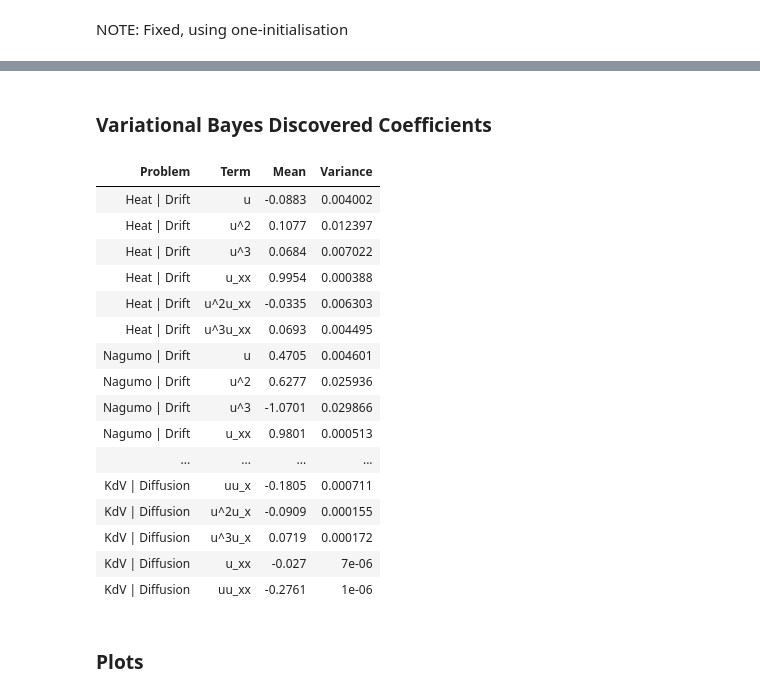
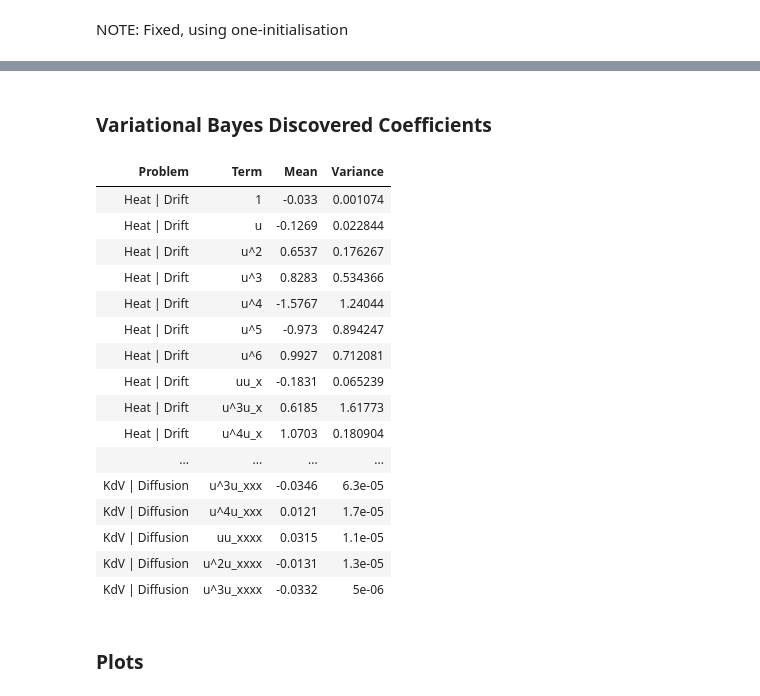
Before and after one commit to rogoson/Stochastic-PDE-Discovery, a Jupyter notebook: MasterNotebook.ipynb, the cells around one changed output, grey strips where cells are left out. Cells and saved outputs as stored; diff of their text form; code cells hidden in the pictures.

```diff
--- a/MasterNotebook.ipynb
+++ b/MasterNotebook.ipynb
@@ -19,17 +19,20 @@ KDV = True
 DRIFT = True
 DIFFUSION = True
 
-MATCHED_SIZE = True
-LIMIT_DERIVATIVES = True
-LIMIT_POLYNOMIALS = True
+LIMIT_DERIVATIVES = False
+LIMIT_POLYNOMIALS = False
 
 RANDOM_INITIAL_CONDITIONS = True
 GENERATE_PREDICTION_DATA = True
 GENERATE_TRAINING_DATA = False
-RUN_LASSO = True
+RUN_LASSO = False
 RUN_SINDY = True
 
 LEGENDRE_POLYNOMIALS = False
+DO_FANCY_VB = False
+if DO_FANCY_VB:
+    LIMIT_DERIVATIVES = False # safety
+    LIMIT_POLYNOMIALS = False
 
 ALGORITHMS = {"Lasso": RUN_LASSO, "SINDy": RUN_SINDY}
 IDENTIFICATION_TASKS = {"Drift": DRIFT, "Diffusion": DIFFUSION}
@@ -76,7 +79,7 @@ for key, value in experimentKeys.items():
         for i in range(U.shape[2]):
             if i%100==0:
                 print(i)
-            U_t,Di,description = SPDE.build_linear_system(U[:,:-1,i], dt, dx, D = 3 if LIMIT_DERIVATIVES else 6 if MATCHED_SIZE else 5, P = 3 if LIMIT_POLYNOMIALS else 6, periodic=isPeriodic, legendre=LEGENDRE_POLYNOMIALS)
+            U_t,Di,description = SPDE.build_linear_system(U[:,:-1,i], dt, dx, D = 3 if LIMIT_DERIVATIVES else 6, P = 3 if LIMIT_POLYNOMIALS else 6, periodic=isPeriodic, legendre=LEGENDRE_POLYNOMIALS)
             Dictt.append(Di)
         Dictt = np.mean(np.array(Dictt), axis=0)
         problemDictionaries[key] = Dictt
@@ -279,7 +283,6 @@ NOTE: Fixed, using one-initialisation
 results_vb = []
 problemDS = {}
 results_vb_variances = []
-DIAGNOSTICS = False
 
 for identificationTask, value in IDENTIFICATION_TASKS.items():
     if value:
@@ -296,57 +299,12 @@ for identificationTask, value in IDENTIFICATION_TASKS.items():
             initz0 = np.ones(dictionary.shape[1])
 
             tol = 0.000001
-            verbosity = True
-
-             # -------------------------------------------------
-            # DIAGNOSTICS: Conditioning (TBD) + redundancy
-            # -------------------------------------------------
-            if DIAGNOSTICS:
-                u, s, vt = np.linalg.svd(dictionary, full_matrices=False)
-
-                condNum = s[0] / s[-1] # if large, suggests that many features are linearly dependent or explain stff in similar way
-                effectiveRank = np.sum(s > 1e-10 * s[0])   # comparative - sort of like an estimation for rank where singular valuues are non-negligible
-
-                corr = np.corrcoef(dictionary[:, 1:].T)  # exclude intercept
-                upper = np.triu(np.abs(corr), 1)
-                maxCorr = np.nanmax(upper)
-
-                meanCorr = np.mean(upper[upper > 0])
-                nHighCorr = np.sum(upper > 0.99)
-
-                colStds = np.std(dictionary, axis=0)
-                nearConstant = np.sum(colStds < 1e-10)
-                rows, cols = np.where(upper > 0.99)
-                highlyCorrelatedPairs = list(zip(rows, cols))
-                desc = problemDescriptions[problem][1:]  # skip intercept
-
-                if identificationTask == "Drift": # just do once
-
-                    plt.figure(figsize=(10, 8))
-                    plt.plot(s, 'o-')
-                    plt.title(f"Singular Values of Dictionary ({problem} | {identificationTask})")
-                    plt.xlabel("Index")
-                    plt.ylabel("Singular Value")
-                    plt.show()
-
-                    print(f"\n--- Diagnostics ({problem} | {identificationTask}) ---")
-
-                    print(f"\n--- Conditioning diagnostics ({problem} | {identificationTask}) ---")
-                    print(f"Condition number (SVD): {condNum:.2e}")
-                    print(f"Effective rank: {effectiveRank} / {dictionary.shape[1]}")
-                    print(f"Max |corr|: {maxCorr:.4f}")
-                    print(f"Mean |corr| (nonzero): {meanCorr:.4f}")
-                    print(f"No. highly correlated pairs (>0.99): {nHighCorr}")
-                    for pair in highlyCorrelatedPairs:
-                        print(f"  - {desc[pair[0]]} and {desc[pair[1]]} (corr: {corr[pair[0], pair[1]]:.4f})")
-                    print(f"Near-constant columns: {nearConstant}")
-
+            verbosity = False
 
             # -------------------------------------------------
             # VB inference
             # -------------------------------------------------
             start_time = time.time()
-
             DS = SPDE.Variational_Bayes_Code(
                 dictionary,
                 y,
@@ -355,10 +313,11 @@ for identificationTask, value in IDENTIFICATION_TASKS.items():
                 verbosity,
                 p0=0.1,
                 vs=100
-            )
+            ) if not DO_FANCY_VB else SPDE.ormerodAlgorithm2(dictionary, y, tol, verbosity, p0=0.1, vs=100)
 
             problemDS.setdefault(problem, {})[identificationTask] = DS
             end_time = time.time()
+            print(f"Time taken for VB inference on {problem} | {identificationTask}: {end_time-start_time:.4f} seconds.")
 
             for i in range(dictionary.shape[1]):
                 if abs(DS['wmean'][i]) <= 0.01:
@@ -444,21 +394,21 @@ Iteration = 12  log(Likelihood) = 7432.118106915458
 Variational Bayes Discovered Coefficients
 | Problem | Term | Mean | Variance |
-| Heat | Drift | u | -0.0883 | 0.004002 |
-| Heat | Drift | u^2 | 0.1077 | 0.012397 |
-| Heat | Drift | u^3 | 0.0684 | 0.007022 |
-| Heat | Drift | u_xx | 0.9954 | 0.000388 |
-| Heat | Drift | u^2u_xx | -0.0335 | 0.006303 |
-| Heat | Drift | u^3u_xx | 0.0693 | 0.004495 |
-| Nagumo | Drift | u | 0.4705 | 0.004601 |
-| Nagumo | Drift | u^2 | 0.6277 | 0.025936 |
-| Nagumo | Drift | u^3 | -1.0701 | 0.029866 |
-| Nagumo | Drift | u_xx | 0.9801 | 0.000513 |
+| Heat | Drift | 1 | -0.033 | 0.001074 |
+| Heat | Drift | u | -0.1269 | 0.022844 |
+| Heat | Drift | u^2 | 0.6537 | 0.176267 |
+| Heat | Drift | u^3 | 0.8283 | 0.534366 |
+| Heat | Drift | u^4 | -1.5767 | 1.24044 |
+| Heat | Drift | u^5 | -0.973 | 0.894247 |
+| Heat | Drift | u^6 | 0.9927 | 0.712081 |
+| Heat | Drift | uu_x | -0.1831 | 0.065239 |
+| Heat | Drift | u^3u_x | 0.6185 | 1.61773 |
+| Heat | Drift | u^4u_x | 1.0703 | 0.180904 |
 | ... | ... | ... | ... |
-| KdV | Diffusion | uu_x | -0.1805 | 0.000711 |
-| KdV | Diffusion | u^2u_x | -0.0909 | 0.000155 |
-| KdV | Diffusion | u^3u_x | 0.0719 | 0.000172 |
-| KdV | Diffusion | u_xx | -0.027 | 7e-06 |
-| KdV | Diffusion | uu_xx | -0.2761 | 1e-06 |
+| KdV | Diffusion | u^3u_xxx | -0.0346 | 6.3e-05 |
+| KdV | Diffusion | u^4u_xxx | 0.0121 | 1.7e-05 |
+| KdV | Diffusion | uu_xxxx | 0.0315 | 1.1e-05 |
+| KdV | Diffusion | u^2u_xxxx | -0.0131 | 1.3e-05 |
+| KdV | Diffusion | u^3u_xxxx | -0.0332 | 5e-06 |
 # %% [markdown]
 ### Plots
 # %%
```
Also changed, not shown: parts of 11 cells of this notebook, 8 other files.
